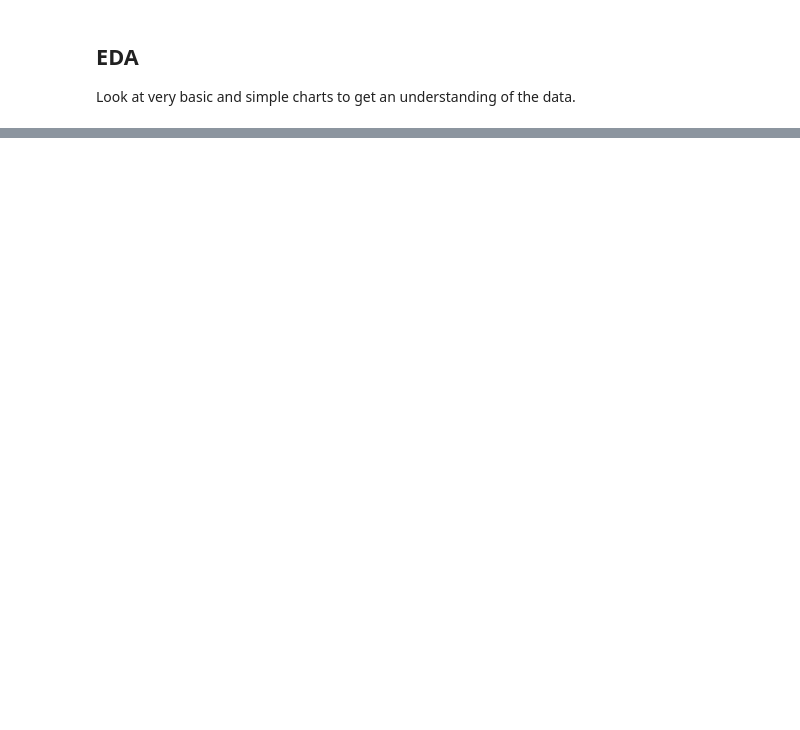
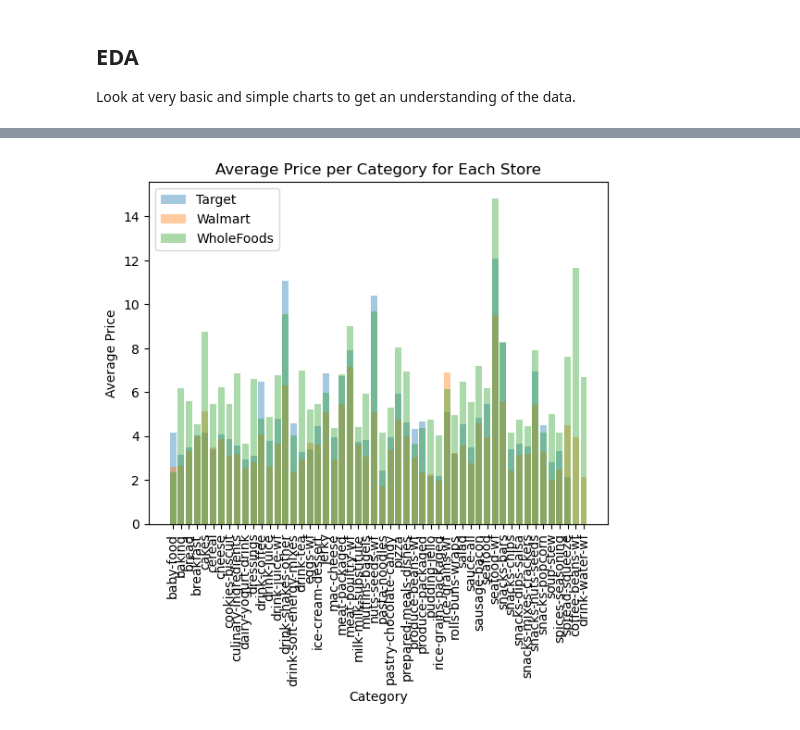
Before and after one commit to gkao25/grocerydb-viz, a Jupyter notebook: notebook.ipynb, the cells around one changed output, grey strips where cells are left out. Cells and saved outputs as stored; diff of their text form; code cells hidden in the pictures; blank space fills up the shorter version.

```diff
--- a/notebook.ipynb
+++ b/notebook.ipynb
@@ -65,0 +136,4 @@ plt.show()
+# %%
+# average price for each category of food
+cat_store_price = d.groupby(by=['category', 'store']).mean(numeric_only=True).reset_index()[['store', 'category', 'price']]
+cat_store_price.head()
@@ -65,0 +147,12 @@ plt.show()
+# %%
+plt.bar(data=cat_store_price[cat_store_price['store']=='Target'], x='category', height='price', label='Target', alpha=0.4)
+plt.bar(data=cat_store_price[cat_store_price['store']=='Walmart'], x='category', height='price', label='Walmart', alpha=0.4)
+plt.bar(data=cat_store_price[cat_store_price['store']=='WholeFoods'], x='category', height='price', label='WholeFoods', alpha=0.4)
+plt.legend()
+plt.xlabel('Category')
+plt.ylabel('Average Price')
+plt.xticks(rotation=90)
+plt.title('Average Price per Category for Each Store')
+plt.show()
+# %% [output]
+[figure, added]
```
Also changed, not shown: parts of 32 cells of this notebook, 1 other file.
